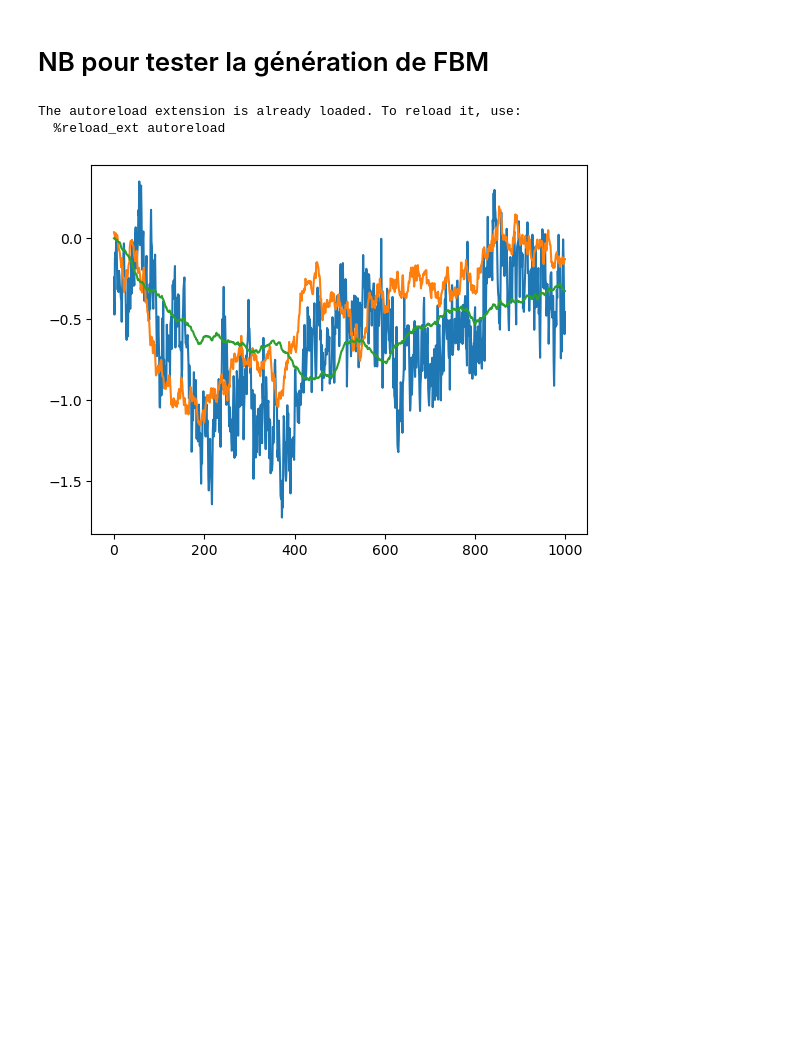
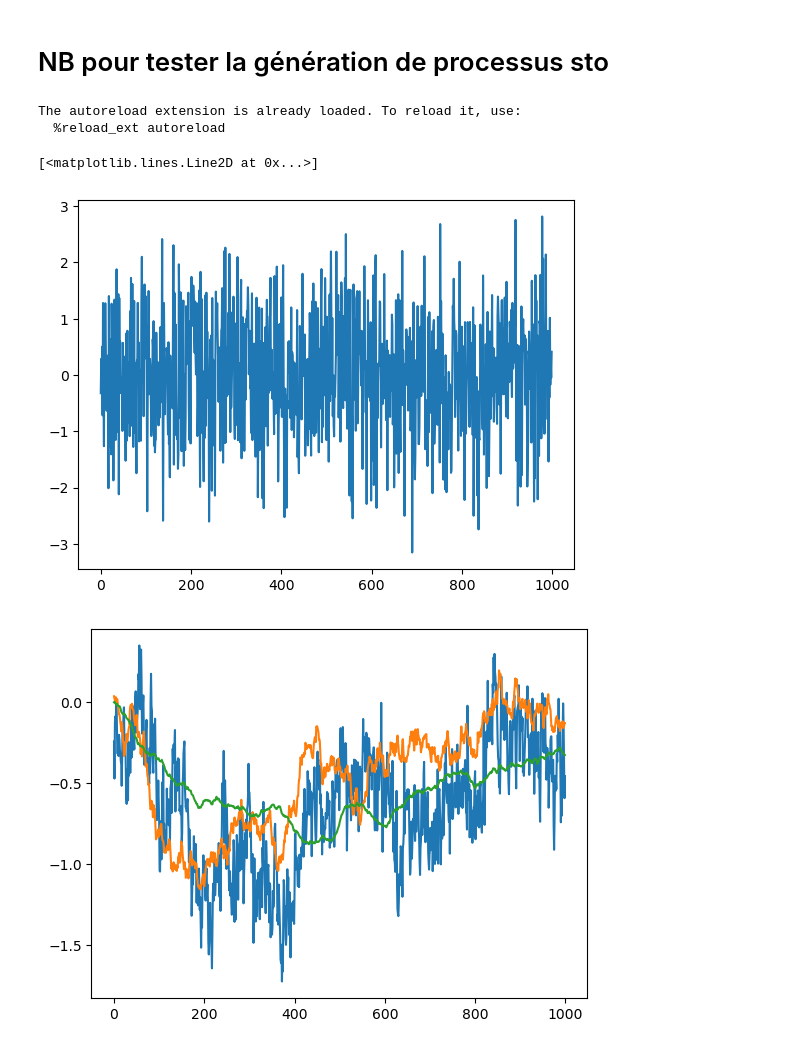
Before and after one commit to alexandreviard/DL-Portfolio-CMAP, a Jupyter notebook: test_NB.ipynb, the cells around one changed output. Drawn from its saved outputs; the diff is of its cells as text; code cells hidden in the pictures; blank space fills up the shorter version.

```diff
--- a/test_NB.ipynb
+++ b/test_NB.ipynb
@@ -1,5 +1,5 @@
 # %% [markdown]
-# NB pour tester la génération de FBM
+# NB pour tester la génération de processus sto
 # %%
 import pandas as pd
 import numpy as np
@@ -11,6 +11,23 @@ from generate_BM import gen_N_fbm, variogram
 # %% [output]
 The autoreload extension is already loaded. To reload it, use:
   %reload_ext autoreload
+# %%
+def f(x):
+    return 1
+
+N = 10 ** 3
+T = 1000
+times = np.linspace(0, T, 1000)
+
+list_integrals = []
+
+for t in times:
+    list_integrals.append(Ito())
+
+plt.plot(list_integrals) # bizarre le plot on dirait un BM super serré
+# %% [output]
+[<matplotlib.lines.Line2D at 0x...>]
+[figure, added]
 # %%
 T = 1000
 
```
Also changed, not shown: parts of 2 cells of this notebook, 1 other file.
